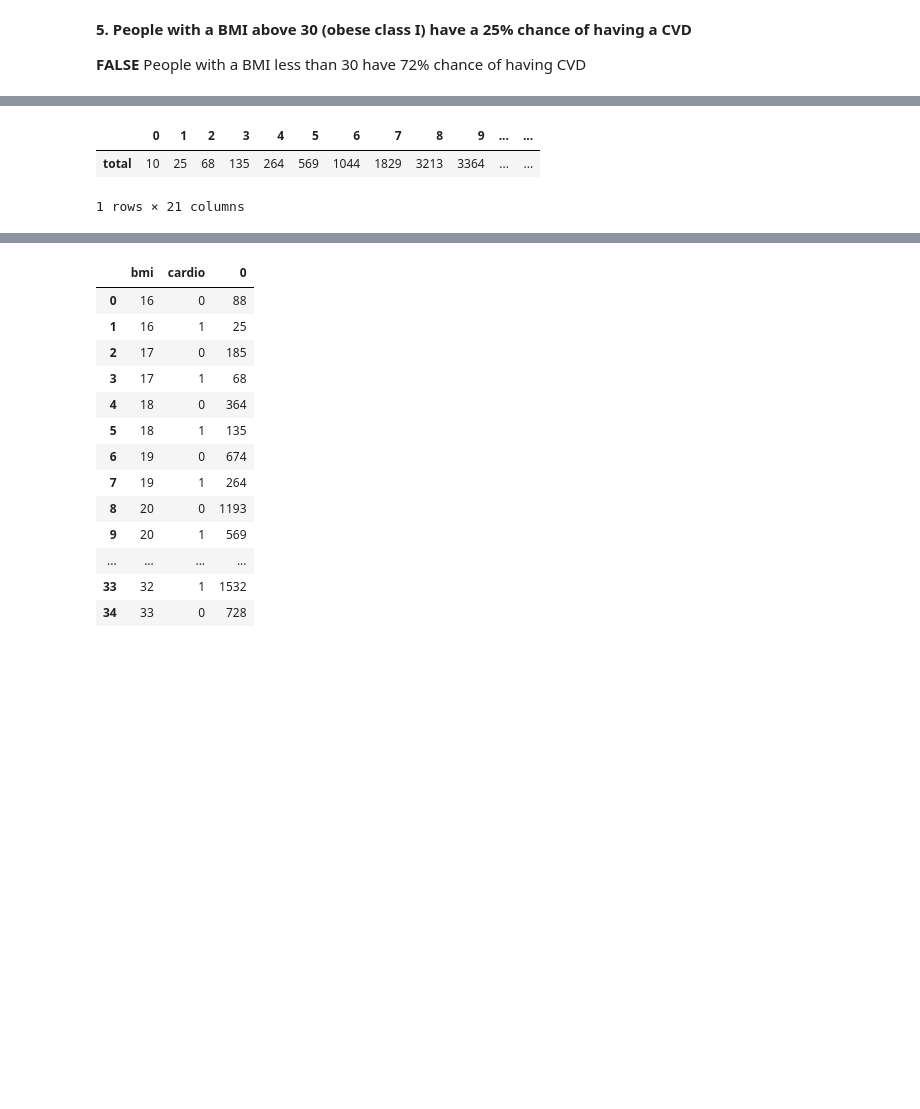
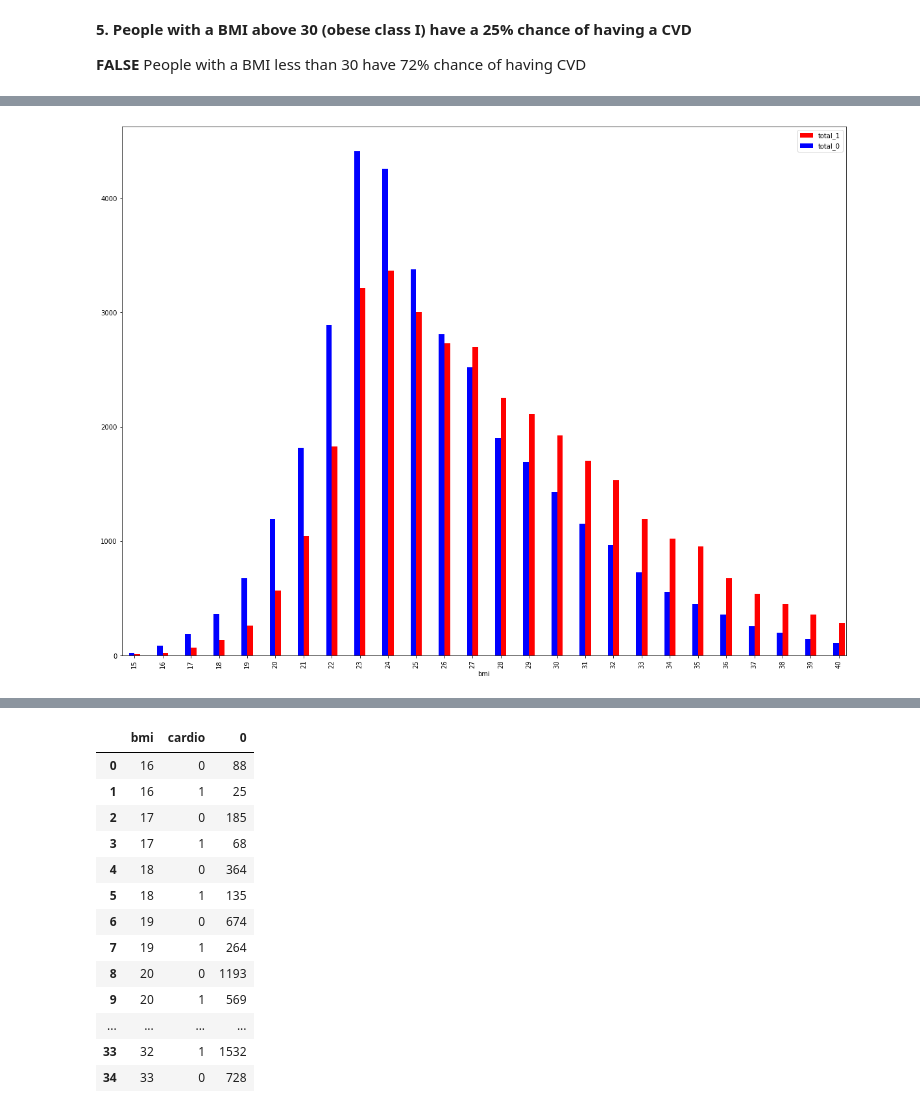
Before and after one commit to HenriqueCR1291/cardio_catch_diseases, a Jupyter notebook: m01_cardio_catch_diseases.ipynb, the cells around one changed output, grey strips where cells are left out. Drawn from its saved outputs; the diff is of its cells as text; code cells hidden in the pictures; blank space fills up the shorter version.

```diff
--- a/m01_cardio_catch_diseases.ipynb
+++ b/m01_cardio_catch_diseases.ipynb
@@ -416,35 +450,42 @@ df3['bmi'] = df3['bmi'].astype(int)
 # %%
-aux1 = df3[(df3['bmi'] >= 15) & (df3['bmi'] <= 35) & (df3['cardio'] <= 0)]
-aux1 = aux1[['bmi', 'cardio']].groupby(['bmi','cardio']).size().reset_index().rename(columns={0:'total'})
+aux1 = df3[(df3['bmi'] >= 15) & (df3['bmi'] <= 40) & (df3['cardio'] >= 1)]
+aux1 = aux1[['bmi', 'cardio']].groupby('bmi').size().reset_index().rename(columns={0:'total_1'})
 aux1
 
-aux2 = df3[(df3['bmi'] >= 15) & (df3['bmi'] <= 35) & (df3['cardio'] >= 1)]
-aux2 = aux2[['bmi', 'cardio']].groupby(['bmi','cardio']).size().reset_index().rename(columns={0:'total'})
+aux2 = df3[(df3['bmi'] >= 15) & (df3['bmi'] <= 40) & (df3['cardio'] <= 0)]
+aux2 = aux2[['bmi', 'cardio']].groupby('bmi').size().reset_index().rename(columns={0:'total_0'})
 aux2
 
-aux2 =aux2.iloc[:,2:].T
-aux2
+#aux2 =aux2.iloc[:,2:].T
+#aux2
 # width of the bars
 #barWidth = 0.3
 
 # The x position of bars
 #r1 = np.arange(len(aux1))
 #r2 = [x + barWidth for x in r1]
 
 #plt.bar(aux1)
 
 #plt.bar(r2, aux2)
 
 #plt.show()
+fig = plt.figure(figsize=(20,15))
+
+ax = fig.add_subplot(111) # Create matplotlib axes
+#ax2 = ax.twinx()
+
+width = 0.2
 
 #aux1.set_index(['cardio','bmi']).plot.bar(figsize=(20,10))
+aux1.plot(x='bmi', y='total_1', kind='bar', color='red', ax=ax, width=width, position=0)
+aux2.plot(x='bmi', y='total_0', kind='bar', color='blue', ax=ax, width=width, position=1)
+plt.show()
 #fig_dims = (18, 10)
 #fig, ax = plt.subplots(figsize=fig_dims)
 #sns.barplot(x='bmi', y='total', ax=ax, data=aux1)
 # %% [output]
-|  | 0 | 1 | 2 | 3 | 4 | 5 | 6 | 7 | 8 | 9 | ... | ... |
-| total | 10 | 25 | 68 | 135 | 264 | 569 | 1044 | 1829 | 3213 | 3364 | ... | ... |
-1 rows × 21 columns
+[figure, added]
 # %%
 #boxplot bmi+cardio
 #aux1 = df3[['bmi', 'cardio']].groupby('bmi').sum().reset_index()
```
Also changed, not shown: parts of 4 cells of this notebook.
